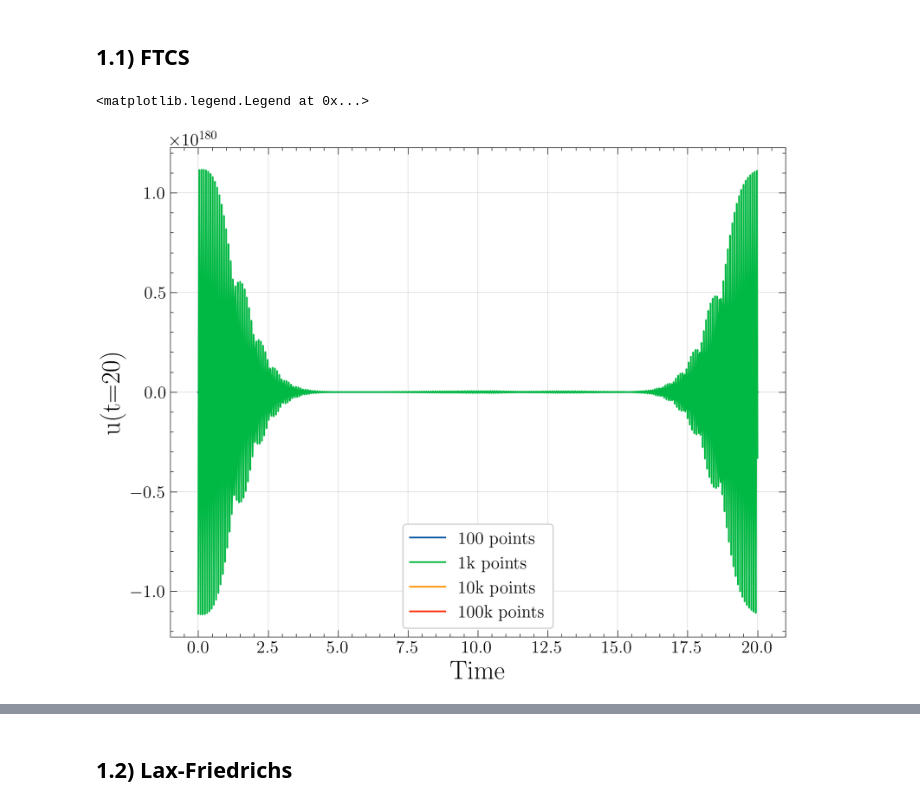
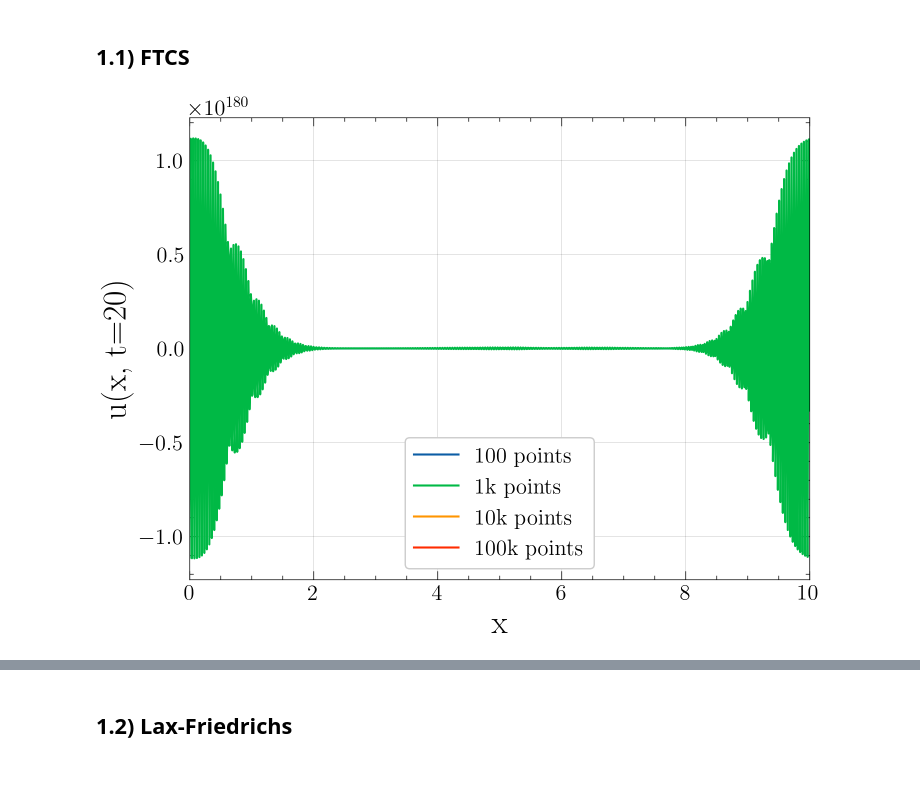
Before and after one commit to M-Bianchi/Numerical_Relativity, a Jupyter notebook: Advection/CompareMethods.ipynb, the cells around one changed output, grey strips where cells are left out. Drawn from its saved outputs; the diff is of its cells as text; code cells hidden in the pictures; blank space fills up the shorter version.

```diff
--- a/Advection/CompareMethods.ipynb
+++ b/Advection/CompareMethods.ipynb
@@ -6,6 +6,7 @@ import matplotlib.pyplot as plt
 %config InlineBackend.figure_format='retina'
 #!pip install git+https://github.com/M-Bianchi/My_matplotlib_style
 plt.style.use('mystyle')
+plt.rcParams["figure.figsize"] = (8,6)
 # %% [markdown]
 # 1) Periodic boundary condition
 # %% [markdown]
@@ -20,16 +21,16 @@ l2norm_1k = np.load('./results/FTCS_l2norm1000.npy')
 l2norm_10k = np.load('./results/FTCS_l2norm10000.npy')
 l2norm_100k = np.load('./results/FTCS_l2norm100000.npy')
 # %%
-plt.plot(np.linspace(0, 20, len(u_100)), u_100, label='100 points')
-plt.plot(np.linspace(0, 20, len(u_1k)), u_1k, label='1k points')
-plt.plot(np.linspace(0, 20, len(u_10k)), u_10k, label='10k points')
-plt.plot(np.linspace(0, 20, len(u_100k)), u_100k, label='100k points')
-plt.xlabel('Time')
-plt.ylabel('u(t=20)')
+plt.plot(np.linspace(0, 10, len(u_100)), u_100, label='100 points')
+plt.plot(np.linspace(0, 10, len(u_1k)), u_1k, label='1k points')
+plt.plot(np.linspace(0, 10, len(u_10k)), u_10k, label='10k points')
+plt.plot(np.linspace(0, 10, len(u_100k)), u_100k, label='100k points')
+plt.xlim(0,10)
+plt.xlabel('x')
+plt.ylabel('u(x, t=20)')
 plt.legend();
 # %% [output]
-<matplotlib.legend.Legend at 0x...>
-[figure, old version]
+[figure, new version]
 # %%
 plt.plot(np.linspace(0, 20, len(l2norm_100)), l2norm_100, label='100 points')
 plt.plot(np.linspace(0, 20, len(l2norm_1k)), l2norm_1k, label='1k points')
```
Also changed, not shown: parts of 12 cells of this notebook, 46 other files.
